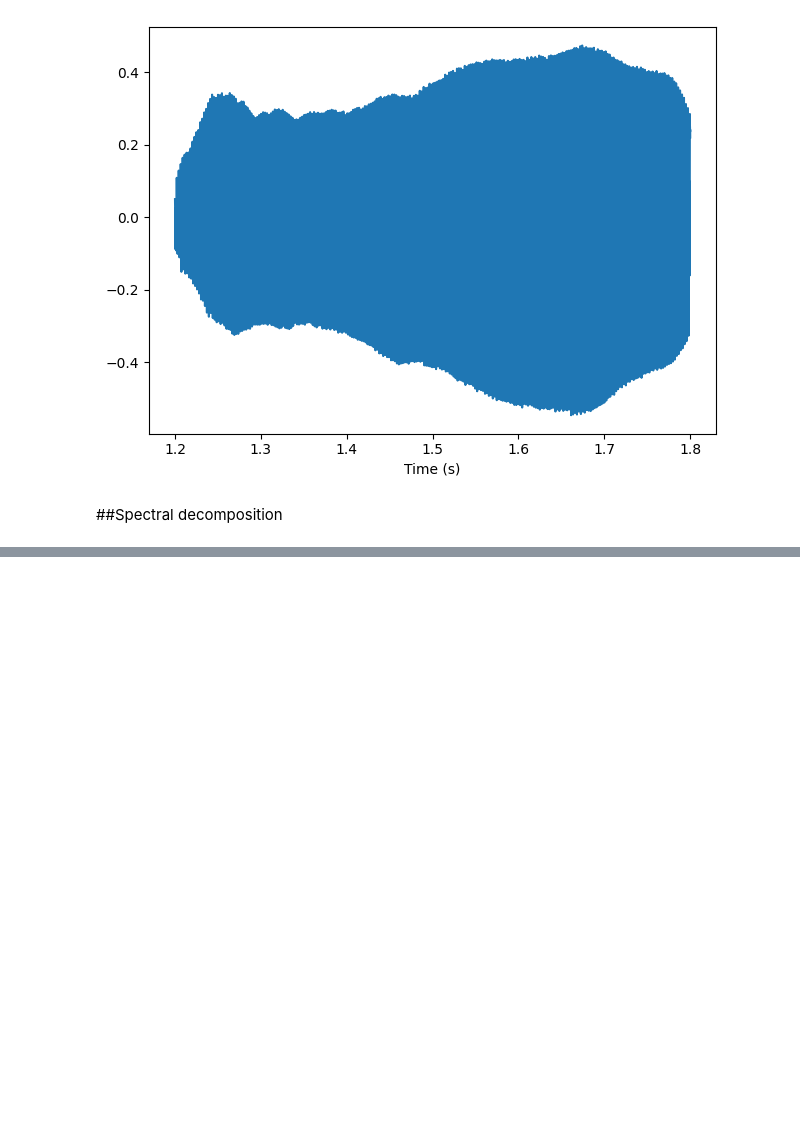
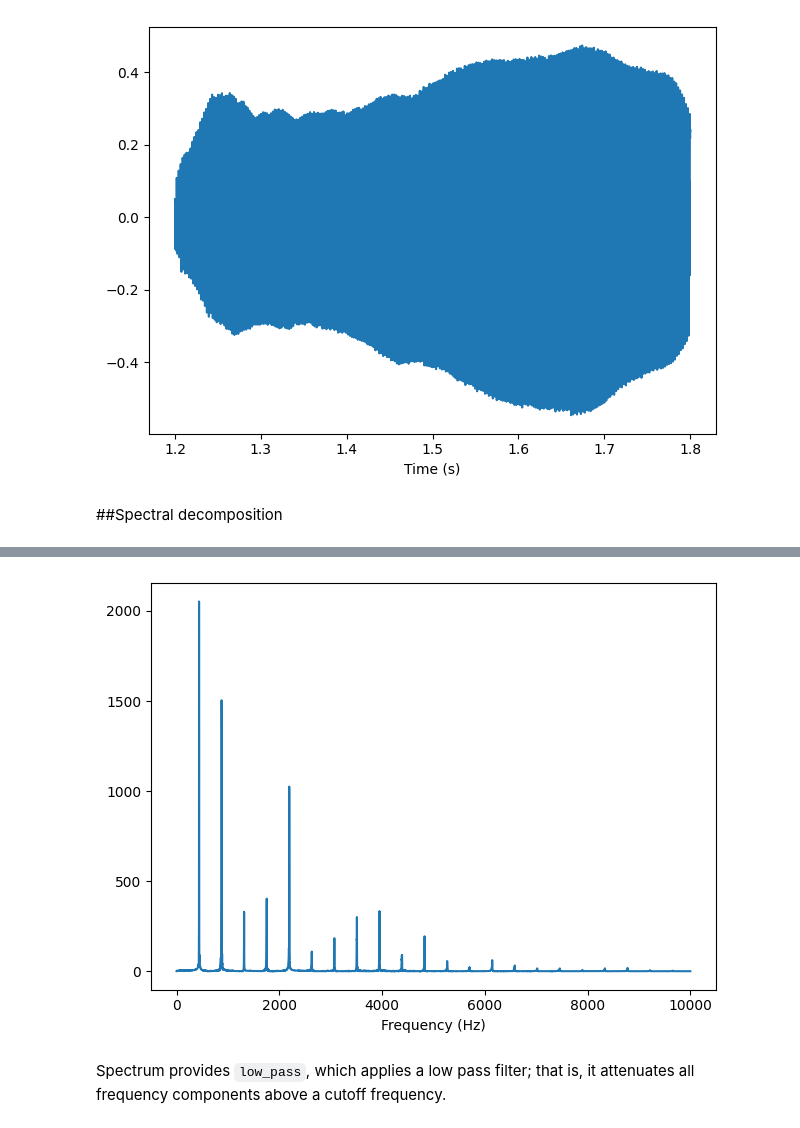
Before and after one commit to rahiakela/audio-processing-research-and-practice, a Jupyter notebook: think-dsp/01_sounds_and_signals.ipynb, the cells around one changed output, grey strips where cells are left out. Drawn from its saved outputs; the diff is of its cells as text; code cells hidden in the pictures; blank space fills up the shorter version.

```diff
--- a/think-dsp/01_sounds_and_signals.ipynb
+++ b/think-dsp/01_sounds_and_signals.ipynb
@@ -157,0 +198,7 @@ decorate(xlabel="Time (s)")
+# %%
+spectrum.plot(high=10000)
+decorate(xlabel="Frequency (Hz)")
+# %% [output]
+[figure, added]
+# %% [markdown]
+Spectrum provides `low_pass`, which applies a low pass filter; that is, it attenuates all frequency components above a cutoff frequency.
```
Also changed, not shown: parts of 17 cells of this notebook.
